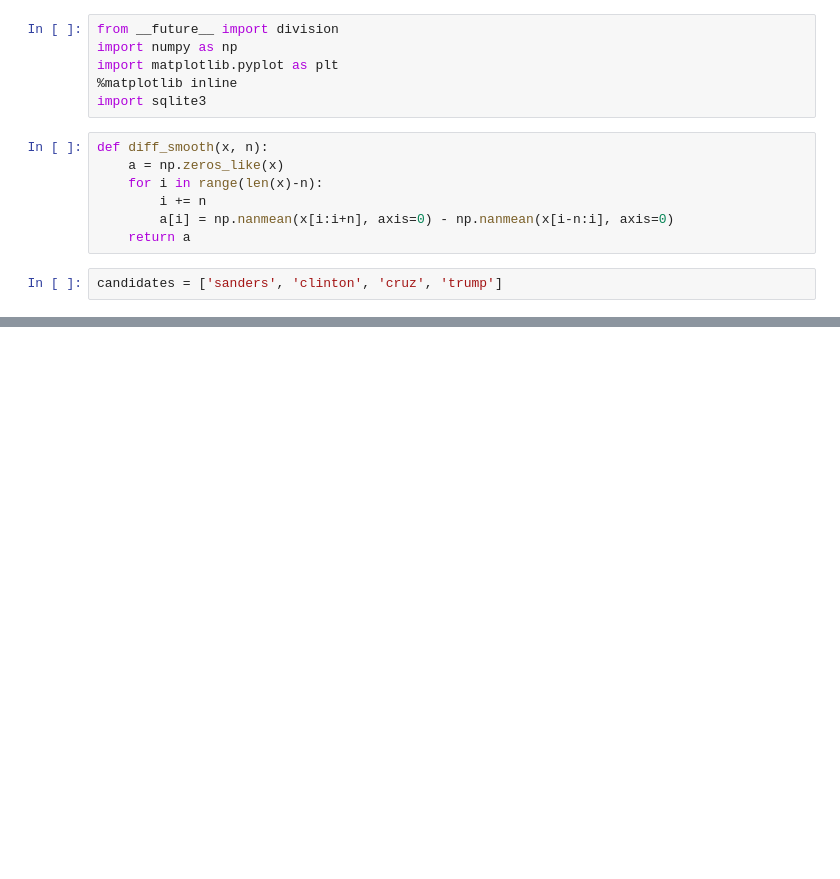
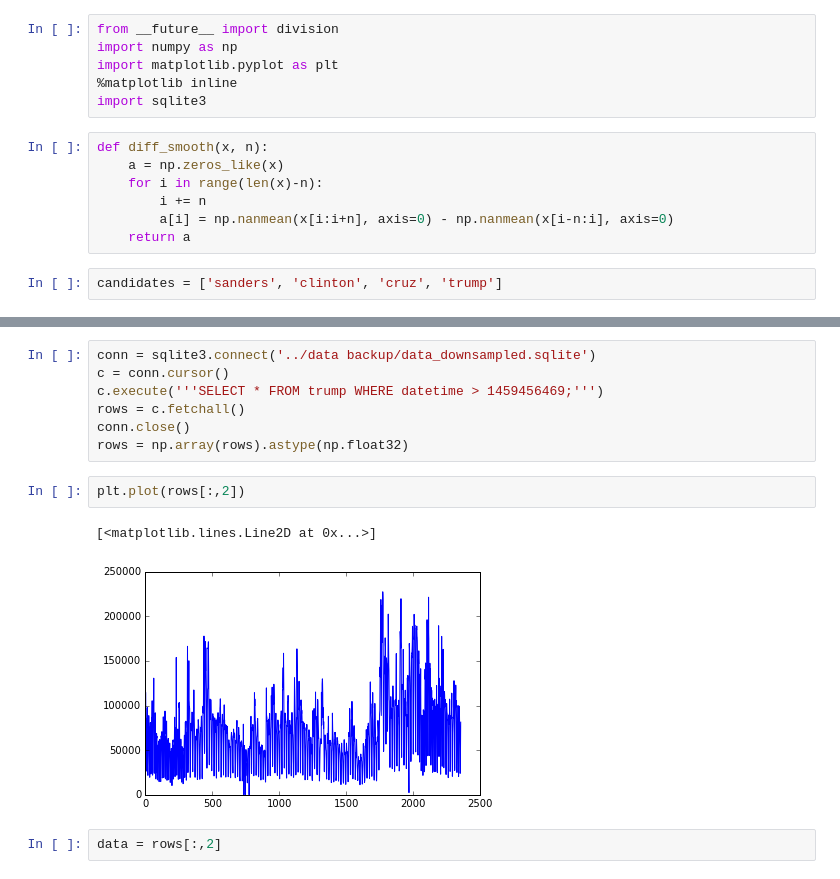
Before and after one commit to HoodPanther/SentimentalWorld, a Jupyter notebook: dev/test viral tweet detection.ipynb, the cells around one changed output, grey strips where cells are left out. Drawn from its saved outputs; the diff is of its cells as text; blank space fills up the shorter version.

```diff
--- a/dev/test viral tweet detection.ipynb
+++ b/dev/test viral tweet detection.ipynb
@@ -55,0 +56,14 @@ for candidate in candidates:
+# %%
+conn = sqlite3.connect('../data backup/data_downsampled.sqlite')
+c = conn.cursor()
+c.execute('''SELECT * FROM trump WHERE datetime > 1459456469;''')
+rows = c.fetchall()
+conn.close()
+rows = np.array(rows).astype(np.float32)
+# %%
+plt.plot(rows[:,2])
+# %% [output]
+[<matplotlib.lines.Line2D at 0x...>]
+[figure, added]
+# %%
+data = rows[:,2]
```
Also changed, not shown: parts of 12 cells of this notebook, 1 other file.
